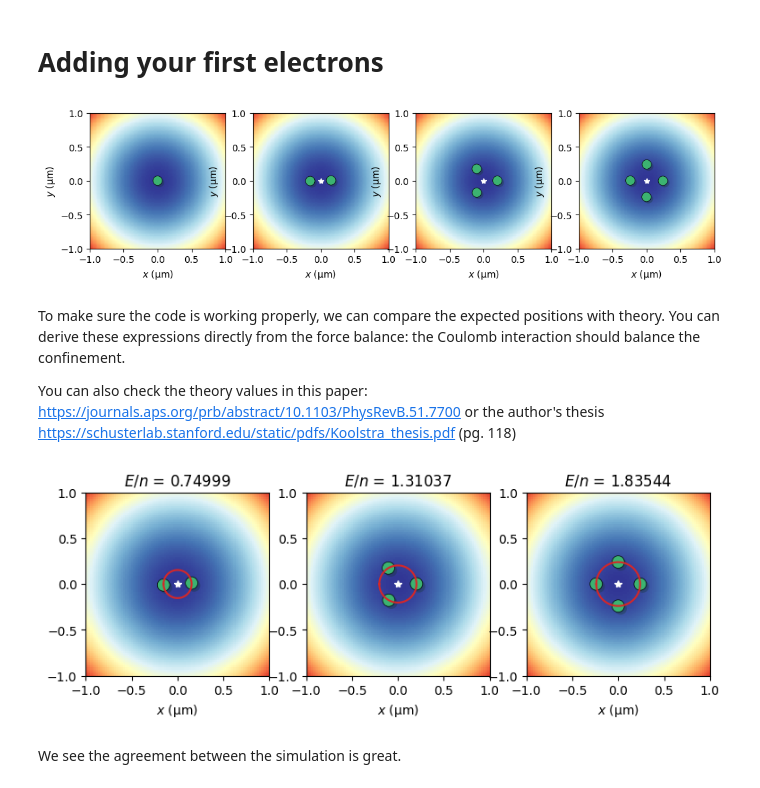
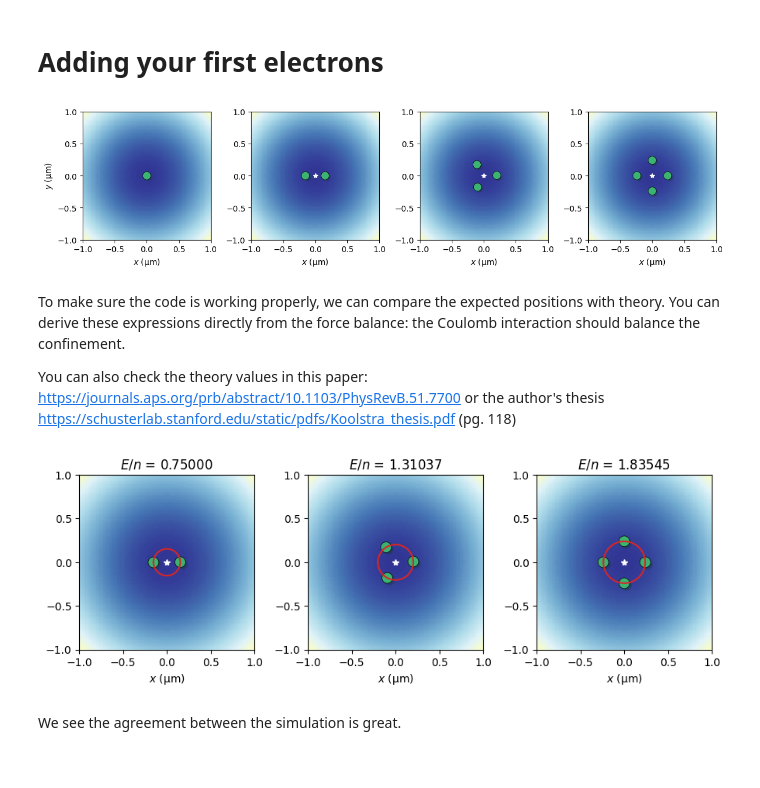
Before and after one commit to gkoolstra/quantum_electron, a Jupyter notebook: examples/00_harmonic_well.ipynb, the cells around one changed output. Saved outputs shown, nothing was run; the diff lists cells and outputs as text; code cells hidden in the pictures.

```diff
--- a/examples/00_harmonic_well.ipynb
+++ b/examples/00_harmonic_well.ipynb
@@ -28,7 +28,7 @@ Y *= micron
 
 parabolic_confinement = - (X ** 2 + Y ** 2) / micron ** 2
 
-R = 1.5e-6
+R = 2e-6
 # outside the circle there is a guard ring where the dot
 parabolic_confinement[np.sqrt(X**2 + Y**2) > R] = -(R / micron) ** 2
 # parabolic_confinement -= -(R / micron) ** 2
@@ -63,15 +63,20 @@ At this point you should be familiar with the input type for the functions in `q
 # %%
 n_electrons = 4
 fig, ax = plt.subplots(1, n_electrons, figsize=(12, 6))
 
 for k in range(n_electrons):
     fm = FullModel(potential_dict=potential_dict, voltage_dict=voltages)
     res = fm.get_electron_positions(n_electrons=k+1, electron_initial_positions=None)
 
     fm.plot_potential_energy(ax=ax[k], dxdy=(2, 2), print_voltages=False, plot_contours=False)
     fm.plot_electron_positions(res, ax=ax[k])
+
+    if k > 0:
+        ax[k].set_ylabel("")
+
+fig.tight_layout()
 # %% [output]
-[figure, old version]
+[figure, new version]
 # %% [markdown]
 To make sure the code is working properly, we can compare the expected positions with theory. You can derive these expressions directly from the force balance: the Coulomb interaction should balance the confinement.
 
@@ -103,8 +108,10 @@ for k, n in enumerate(n_electrons):
 
     if k >= 0:
         ax[k].set_ylabel("")
+
+fig.tight_layout()
 # %% [output]
-[figure, old version]
+[figure, new version]
 # %% [markdown]
 We see the agreement between the simulation is great.
 # %% [markdown]
```
Also changed, not shown: parts of 11 cells of this notebook, 11 other files.
